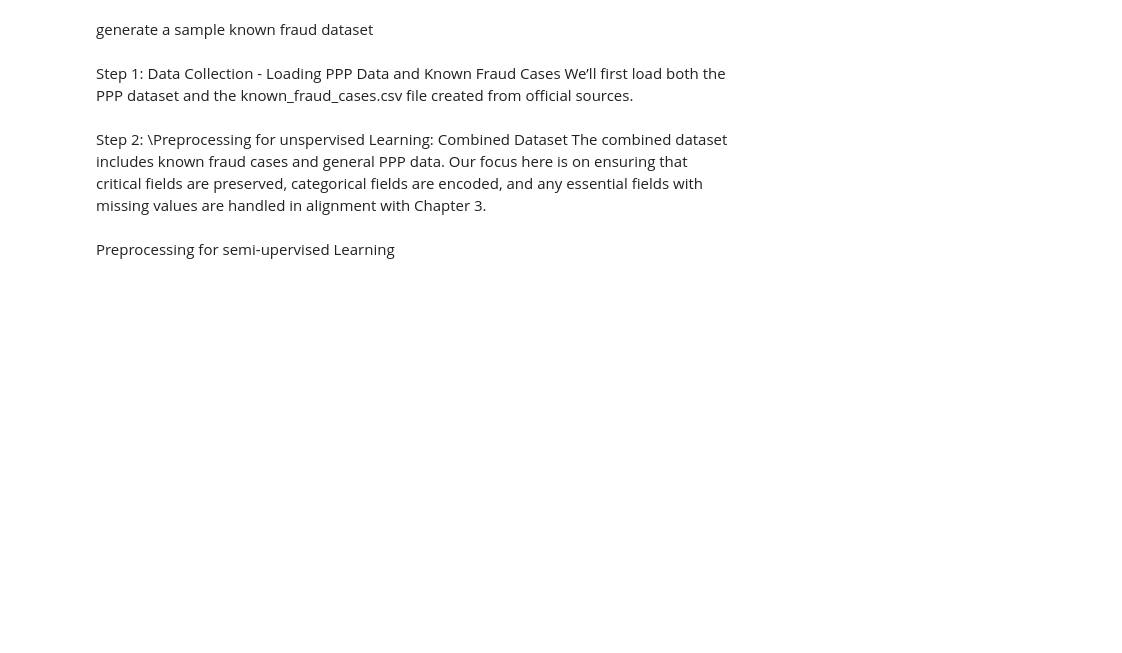
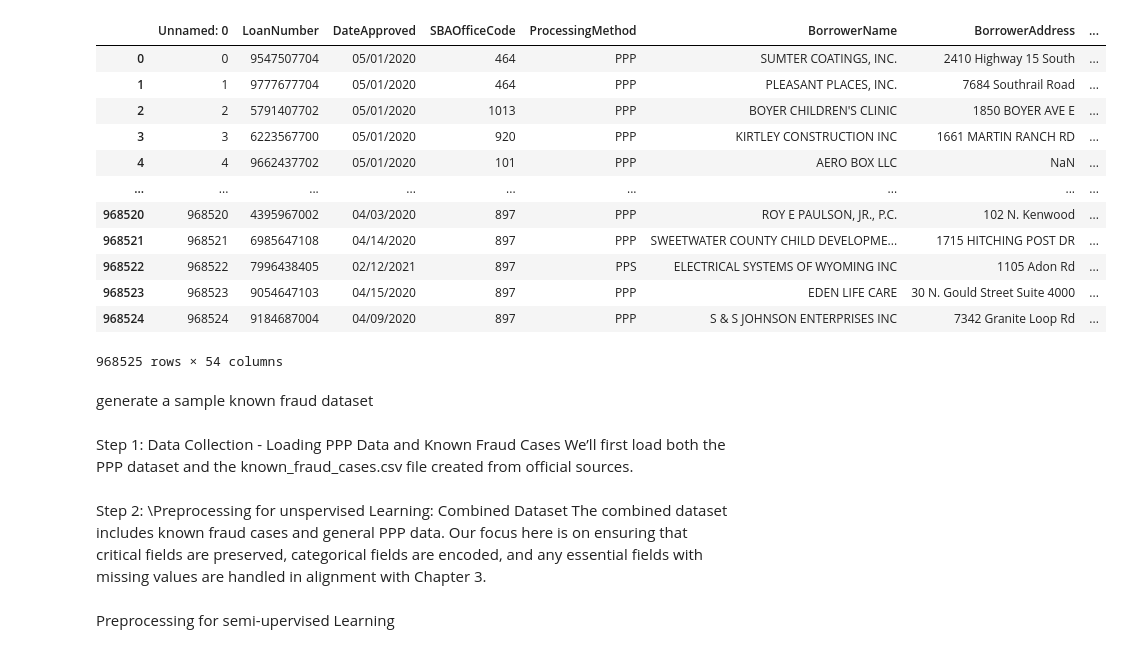
Before and after one commit to sappw1/Dissertation, a Jupyter notebook: Notebooks/Notebooks-Working/ETL/PPP_Loan_EDA.ipynb, the cells around one changed output. Cells and saved outputs as stored; diff of their text form; code cells hidden in the pictures; blank space fills up the shorter version.

```diff
--- a/Notebooks/Notebooks-Working/ETL/PPP_Loan_EDA.ipynb
+++ b/Notebooks/Notebooks-Working/ETL/PPP_Loan_EDA.ipynb
@@ -12,9 +14,31 @@ from sklearn.preprocessing import StandardScaler
 from sklearn.decomposition import PCA
 from sklearn.cluster import KMeans
 import matplotlib.pyplot as plt
+# %%
+pd.set_option('display.max_rows', None)
+
+# Show all columns
+pd.set_option('display.max_columns', None)
+
+# Disable column width truncation
+pd.set_option('display.max_colwidth', None)
 # %%
-ppp_data_raw = pd.read_csv("/content/drive/MyDrive/NCU/Dissertation/Data/PPP_Loan_apps.csv")
+ppp_data_raw = pd.read_csv(r"Data\Raw\PPP_Loan_apps.csv")
 ppp_data_raw
+# %% [output]
+|  | Unnamed: 0 | LoanNumber | DateApproved | SBAOfficeCode | ProcessingMethod | BorrowerName | BorrowerAddress | ... |
+| 0 | 0 | 9547507704 | 05/01/2020 | 464 | PPP | SUMTER COATINGS, INC. | 2410 Highway 15 South | ... |
+| 1 | 1 | 9777677704 | 05/01/2020 | 464 | PPP | PLEASANT PLACES, INC. | 7684 Southrail Road | ... |
+| 2 | 2 | 5791407702 | 05/01/2020 | 1013 | PPP | BOYER CHILDREN'S CLINIC | 1850 BOYER AVE E | ... |
+| 3 | 3 | 6223567700 | 05/01/2020 | 920 | PPP | KIRTLEY CONSTRUCTION INC | 1661 MARTIN RANCH RD | ... |
+| 4 | 4 | 9662437702 | 05/01/2020 | 101 | PPP | AERO BOX LLC | NaN | ... |
+| ... | ... | ... | ... | ... | ... | ... | ... | ... |
+| 968520 | 968520 | 4395967002 | 04/03/2020 | 897 | PPP | ROY E PAULSON, JR., P.C. | 102 N. Kenwood | ... |
+| 968521 | 968521 | 6985647108 | 04/14/2020 | 897 | PPP | SWEETWATER COUNTY CHILD DEVELOPME... | 1715 HITCHING POST DR | ... |
+| 968522 | 968522 | 7996438405 | 02/12/2021 | 897 | PPS | ELECTRICAL SYSTEMS OF WYOMING INC | 1105 Adon Rd | ... |
+| 968523 | 968523 | 9054647103 | 04/15/2020 | 897 | PPP | EDEN LIFE CARE | 30 N. Gould Street Suite 4000 | ... |
+| 968524 | 968524 | 9184687004 | 04/09/2020 | 897 | PPP | S & S JOHNSON ENTERPRISES INC | 7342 Granite Loop Rd | ... |
+968525 rows × 54 columns
 # %%
 nan_counts = ppp_data.isna().sum()
 print(nan_counts)
```
Also changed, not shown: parts of 1 cell of this notebook, 4 other files.
